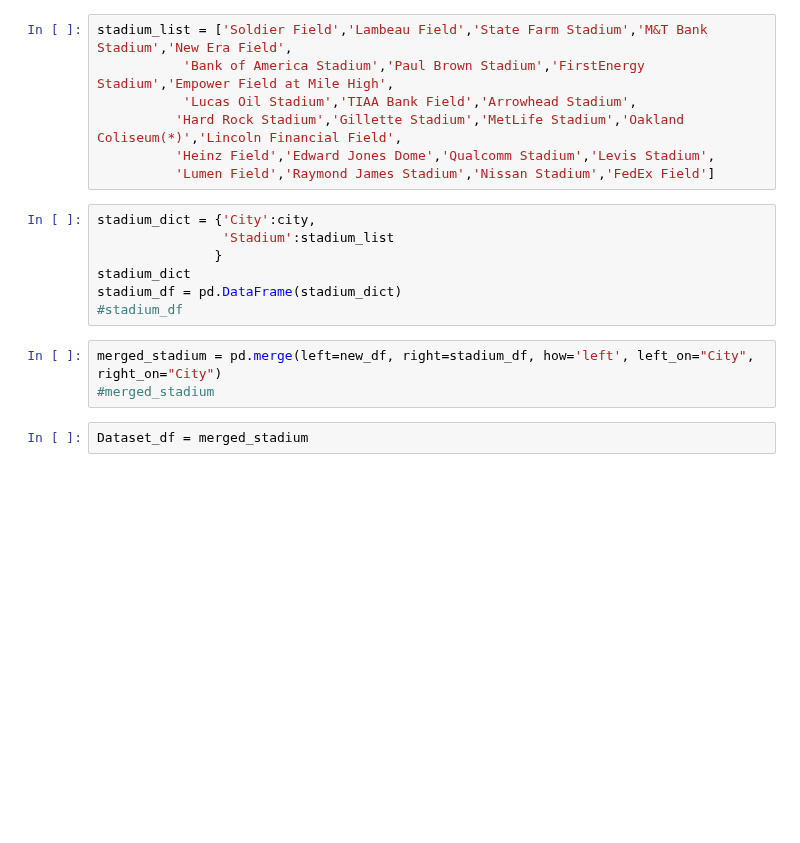
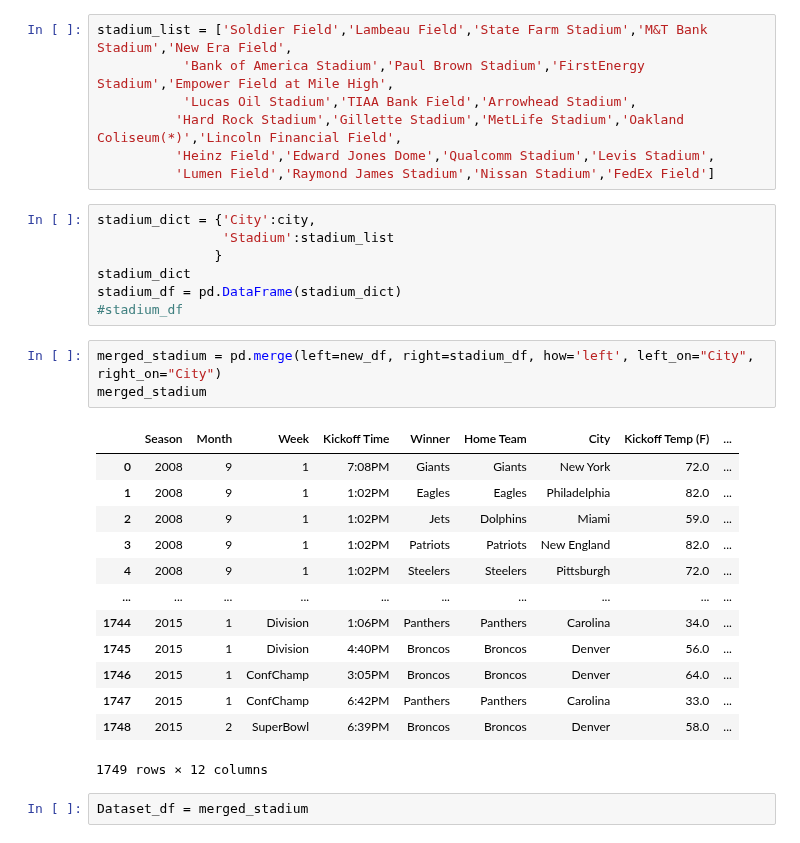
Before and after one commit to ybgandhi/Kickstart_Project, a Jupyter notebook: Dataset.ipynb, the cells around one changed output. Cells and saved outputs as stored; diff of their text form; blank space fills up the shorter version.

```diff
--- a/Dataset.ipynb
+++ b/Dataset.ipynb
@@ -213,7 +213,21 @@ stadium_df = pd.DataFrame(stadium_dict)
 #stadium_df
 # %%
 merged_stadium = pd.merge(left=new_df, right=stadium_df, how='left', left_on="City", right_on="City")
-#merged_stadium
+merged_stadium
+# %% [output]
+|  | Season | Month | Week | Kickoff Time | Winner | Home Team | City | Kickoff Temp (F) | ... |
+| 0 | 2008 | 9 | 1 | 7:08PM | Giants | Giants | New York | 72.0 | ... |
+| 1 | 2008 | 9 | 1 | 1:02PM | Eagles | Eagles | Philadelphia | 82.0 | ... |
+| 2 | 2008 | 9 | 1 | 1:02PM | Jets | Dolphins | Miami | 59.0 | ... |
+| 3 | 2008 | 9 | 1 | 1:02PM | Patriots | Patriots | New England | 82.0 | ... |
+| 4 | 2008 | 9 | 1 | 1:02PM | Steelers | Steelers | Pittsburgh | 72.0 | ... |
+| ... | ... | ... | ... | ... | ... | ... | ... | ... | ... |
+| 1744 | 2015 | 1 | Division | 1:06PM | Panthers | Panthers | Carolina | 34.0 | ... |
+| 1745 | 2015 | 1 | Division | 4:40PM | Broncos | Broncos | Denver | 56.0 | ... |
+| 1746 | 2015 | 1 | ConfChamp | 3:05PM | Broncos | Broncos | Denver | 64.0 | ... |
+| 1747 | 2015 | 1 | ConfChamp | 6:42PM | Panthers | Panthers | Carolina | 33.0 | ... |
+| 1748 | 2015 | 2 | SuperBowl | 6:39PM | Broncos | Broncos | Denver | 58.0 | ... |
+1749 rows × 12 columns
 # %%
 Dataset_df = merged_stadium
 # %%
```
Also changed, not shown: parts of 1 cell of this notebook, 10 other files.
